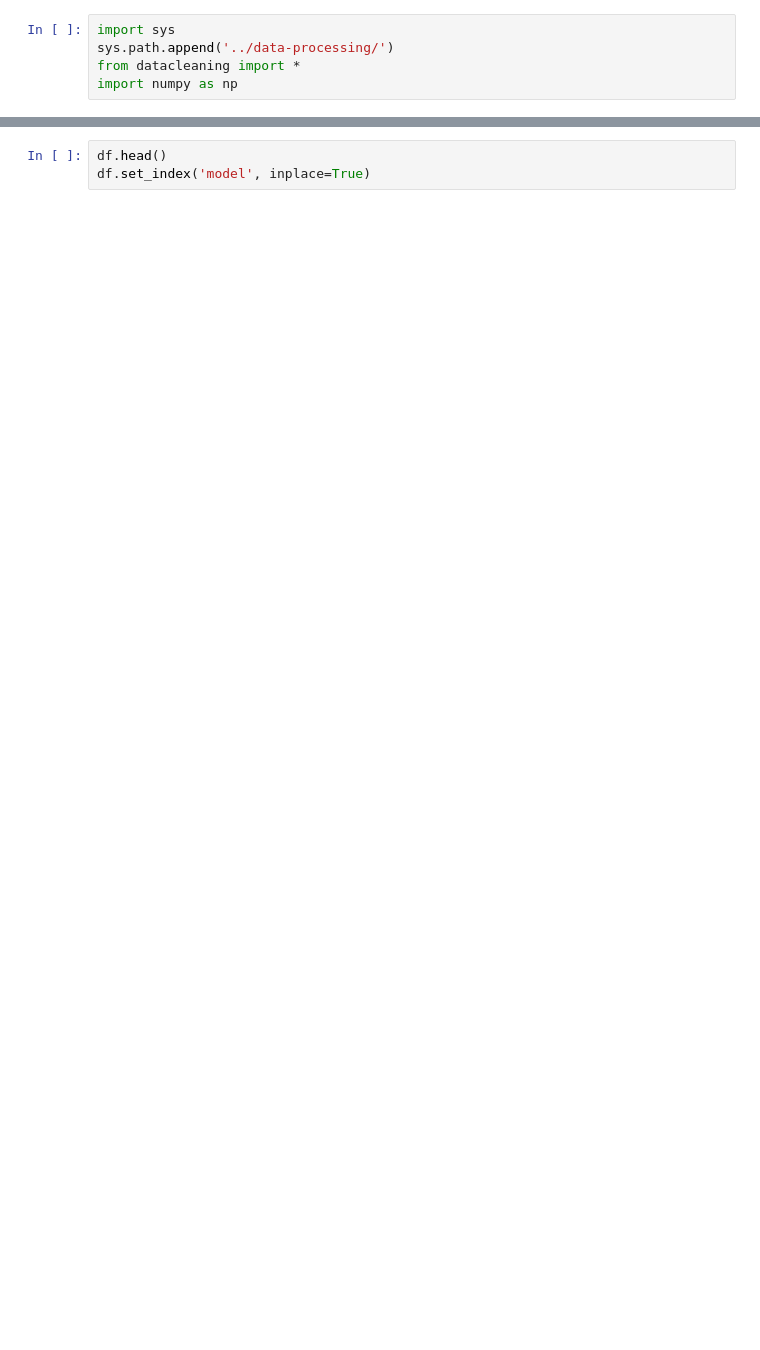
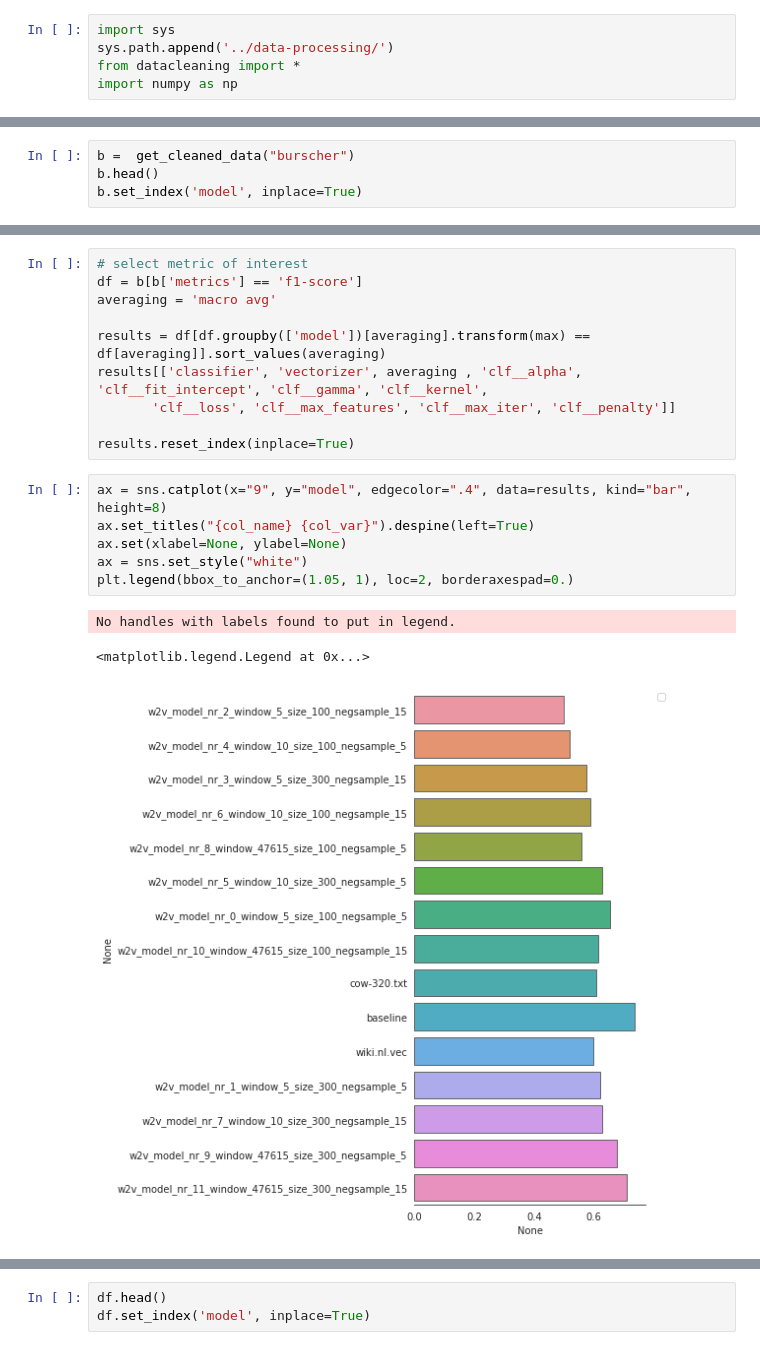
Before and after one commit to annekroon/amsterdam-embedding-model, a Jupyter notebook: src/analysis/get_results.ipynb, the cells around one changed output, grey strips where cells are left out. Cells and saved outputs as stored; diff of their text form; blank space fills up the shorter version.

```diff
--- a/src/analysis/get_results.ipynb
+++ b/src/analysis/get_results.ipynb
@@ -9,0 +6,4 @@ df = get_cleaned_data()
+# %%
+b =  get_cleaned_data("burscher")
+b.head()
+b.set_index('model', inplace=True)
@@ -9,0 +18,20 @@ df = get_cleaned_data()
+# %%
+# select metric of interest
+df = b[b['metrics'] == 'f1-score']
+averaging = 'macro avg'
+
+results = df[df.groupby(['model'])[averaging].transform(max) == df[averaging]].sort_values(averaging)
+results[['classifier', 'vectorizer', averaging , 'clf__alpha', 'clf__fit_intercept', 'clf__gamma', 'clf__kernel',
+       'clf__loss', 'clf__max_features', 'clf__max_iter', 'clf__penalty']]
+
+results.reset_index(inplace=True)
+# %%
+ax = sns.catplot(x="9", y="model", edgecolor=".4", data=results, kind="bar",  height=8)
+ax.set_titles("{col_name} {col_var}").despine(left=True)
+ax.set(xlabel=None, ylabel=None)
+ax = sns.set_style("white")
+plt.legend(bbox_to_anchor=(1.05, 1), loc=2, borderaxespad=0.)
+# %% [output]
+No handles with labels found to put in legend.
+<matplotlib.legend.Legend at 0x...>
+[figure, added]
```
Also changed, not shown: parts of 7 cells of this notebook, 5 other files.
